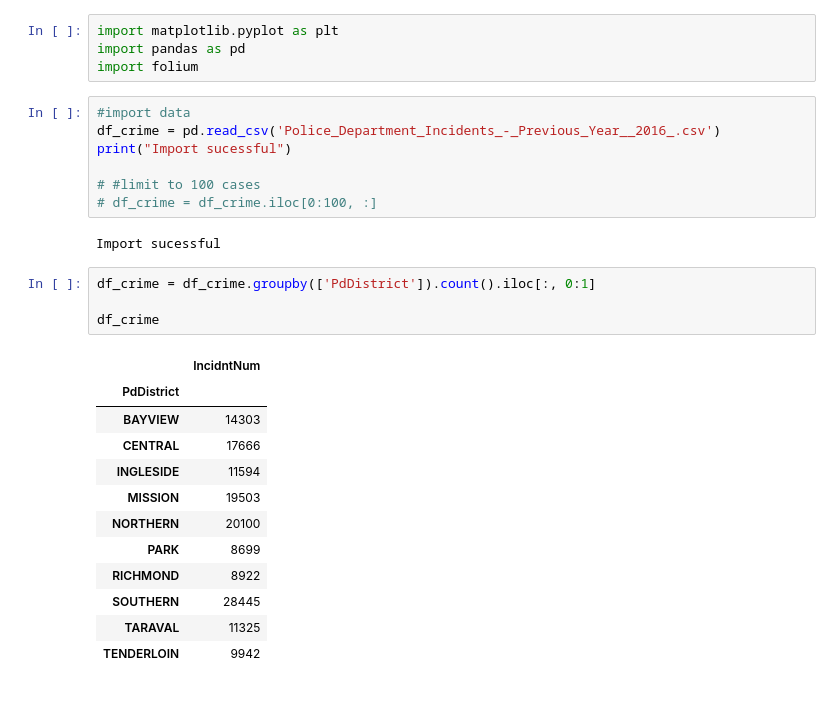
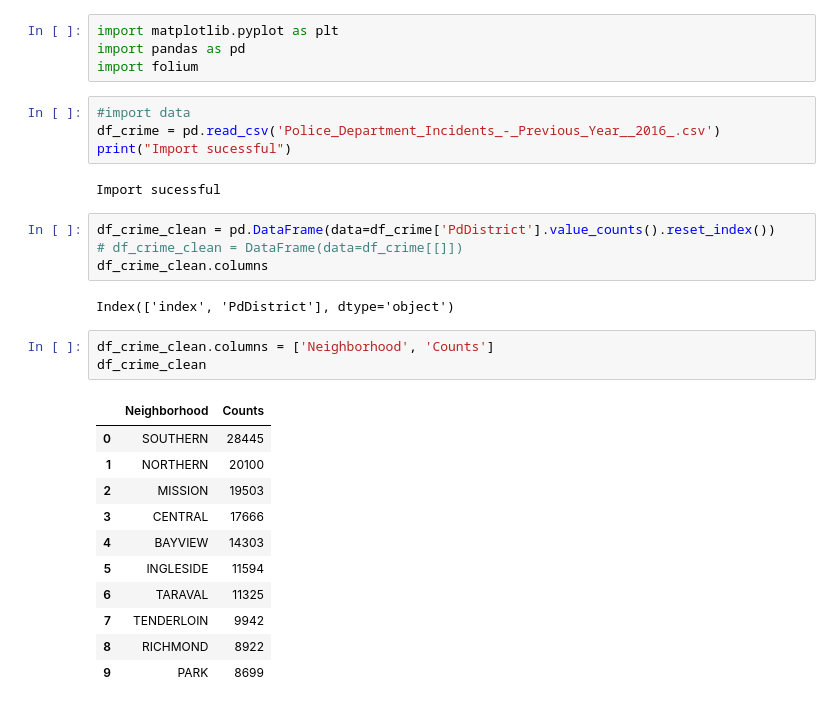
Before and after one commit to danny-cpp/Data-Visualization-with-Python, a Jupyter notebook: Visualization_Final.ipynb, the cells around one changed output. Cells and saved outputs as stored; diff of their text form.

```diff
--- a/Visualization_Final.ipynb
+++ b/Visualization_Final.ipynb
@@ -55,25 +55,26 @@ import folium
 #import data
 df_crime = pd.read_csv('Police_Department_Incidents_-_Previous_Year__2016_.csv')
 print("Import sucessful")
-
-# #limit to 100 cases
-# df_crime = df_crime.iloc[0:100, :]
 # %% [output]
 Import sucessful
-# %%
-df_crime = df_crime.groupby(['PdDistrict']).count().iloc[:, 0:1]
-
-df_crime
-# %% [output]
-|  | IncidntNum |
-| PdDistrict |  |
-| BAYVIEW | 14303 |
-| CENTRAL | 17666 |
-| INGLESIDE | 11594 |
-| MISSION | 19503 |
-| NORTHERN | 20100 |
-| PARK | 8699 |
-| RICHMOND | 8922 |
-| SOUTHERN | 28445 |
-| TARAVAL | 11325 |
-| TENDERLOIN | 9942 |
+# %%
+df_crime_clean = pd.DataFrame(data=df_crime['PdDistrict'].value_counts().reset_index())
+# df_crime_clean = DataFrame(data=df_crime[[]])
+df_crime_clean.columns
+# %% [output]
+Index(['index', 'PdDistrict'], dtype='object')
+# %%
+df_crime_clean.columns = ['Neighborhood', 'Counts']
+df_crime_clean
+# %% [output]
+|  | Neighborhood | Counts |
+| 0 | SOUTHERN | 28445 |
+| 1 | NORTHERN | 20100 |
+| 2 | MISSION | 19503 |
+| 3 | CENTRAL | 17666 |
+| 4 | BAYVIEW | 14303 |
+| 5 | INGLESIDE | 11594 |
+| 6 | TARAVAL | 11325 |
+| 7 | TENDERLOIN | 9942 |
+| 8 | RICHMOND | 8922 |
+| 9 | PARK | 8699 |
```
Also changed, not shown: 2 other files.
